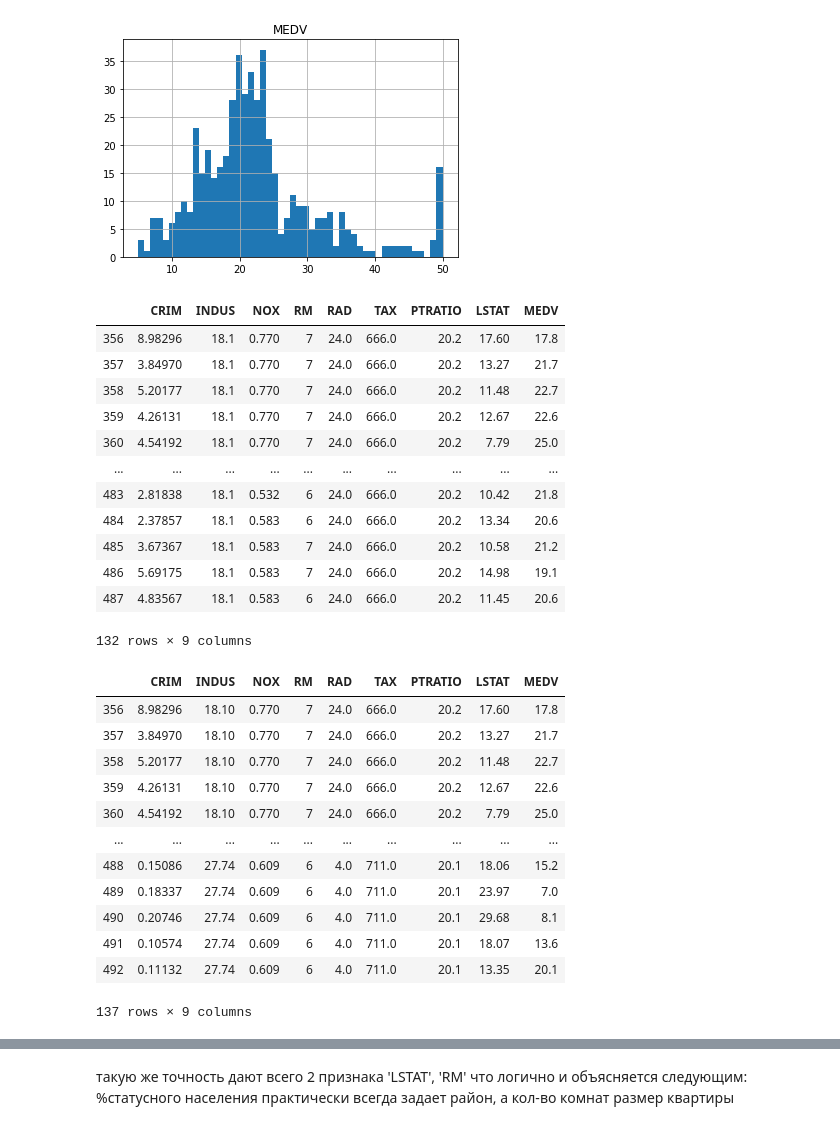
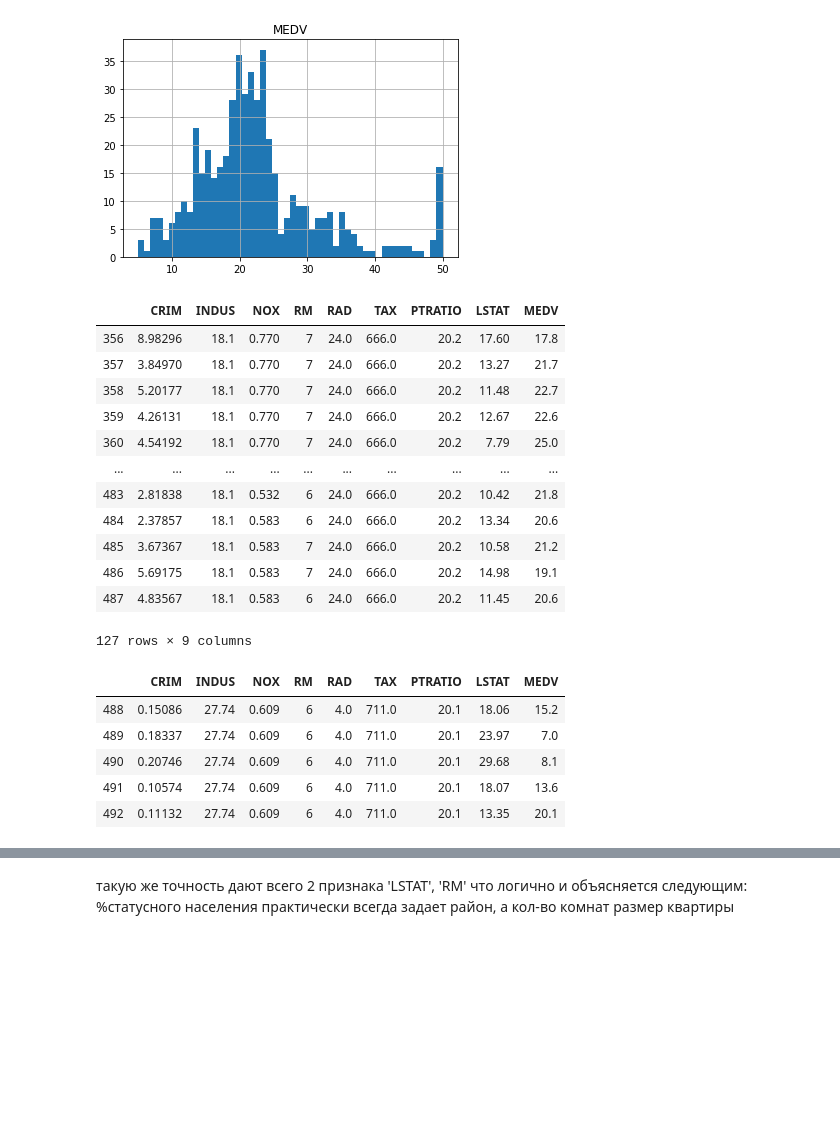
Before and after one commit to Sveta-27/netology_feature_engineering, a Jupyter notebook: hw2.ipynb, the cells around one changed output, grey strips where cells are left out. Drawn from its saved outputs; the diff is of its cells as text; code cells hidden in the pictures; blank space fills up the shorter version.

```diff
--- a/hw2.ipynb
+++ b/hw2.ipynb
@@ -141,7 +142,7 @@ for i in df.columns:
 [figure]
 [figure]
 # %%
-df[df['RAD']==24]
+df[df['TAX'] == 666]
 # %% [output]
 |  | CRIM | INDUS | NOX | RM | RAD | TAX | PTRATIO | LSTAT | MEDV |
 | 356 | 8.98296 | 18.1 | 0.770 | 7 | 24.0 | 666.0 | 20.2 | 17.60 | 17.8 |
@@ -155,20 +156,13 @@ df[df['RAD']==24]
 | 485 | 3.67367 | 18.1 | 0.583 | 7 | 24.0 | 666.0 | 20.2 | 10.58 | 21.2 |
 | 486 | 5.69175 | 18.1 | 0.583 | 7 | 24.0 | 666.0 | 20.2 | 14.98 | 19.1 |
 | 487 | 4.83567 | 18.1 | 0.583 | 6 | 24.0 | 666.0 | 20.2 | 11.45 | 20.6 |
-132 rows × 9 columns
+127 rows × 9 columns
 # %%
-df[df['TAX']>500]
+df[df['TAX'] == 711]
 # %% [output]
 |  | CRIM | INDUS | NOX | RM | RAD | TAX | PTRATIO | LSTAT | MEDV |
-| 356 | 8.98296 | 18.10 | 0.770 | 7 | 24.0 | 666.0 | 20.2 | 17.60 | 17.8 |
-| 357 | 3.84970 | 18.10 | 0.770 | 7 | 24.0 | 666.0 | 20.2 | 13.27 | 21.7 |
-| 358 | 5.20177 | 18.10 | 0.770 | 7 | 24.0 | 666.0 | 20.2 | 11.48 | 22.7 |
-| 359 | 4.26131 | 18.10 | 0.770 | 7 | 24.0 | 666.0 | 20.2 | 12.67 | 22.6 |
-| 360 | 4.54192 | 18.10 | 0.770 | 7 | 24.0 | 666.0 | 20.2 | 7.79 | 25.0 |
-| ... | ... | ... | ... | ... | ... | ... | ... | ... | ... |
 | 488 | 0.15086 | 27.74 | 0.609 | 6 | 4.0 | 711.0 | 20.1 | 18.06 | 15.2 |
 | 489 | 0.18337 | 27.74 | 0.609 | 6 | 4.0 | 711.0 | 20.1 | 23.97 | 7.0 |
 | 490 | 0.20746 | 27.74 | 0.609 | 6 | 4.0 | 711.0 | 20.1 | 29.68 | 8.1 |
 | 491 | 0.10574 | 27.74 | 0.609 | 6 | 4.0 | 711.0 | 20.1 | 18.07 | 13.6 |
 | 492 | 0.11132 | 27.74 | 0.609 | 6 | 4.0 | 711.0 | 20.1 | 13.35 | 20.1 |
-137 rows × 9 columns
```
Also changed, not shown: parts of 19 cells of this notebook.
